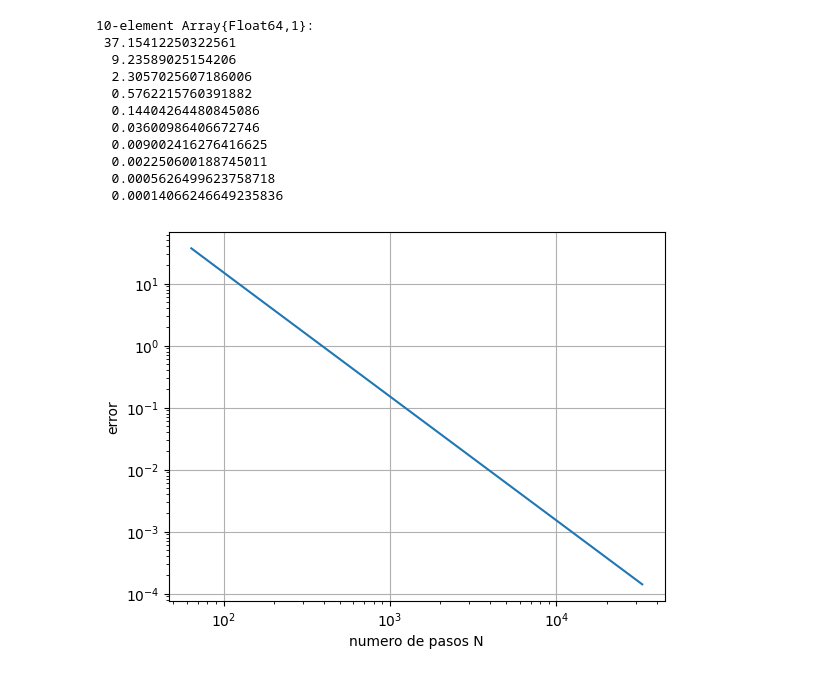
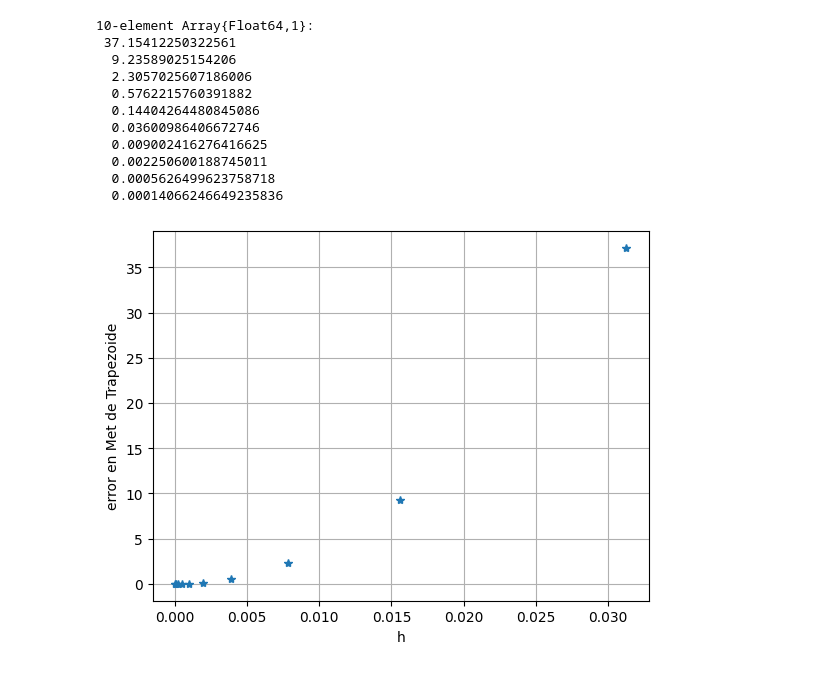
Before and after one commit to amoaSarita/Tareas-de-MN, a Jupyter notebook: Tarea2-Provisional/LASA Tarea2.ipynb, the cells around one changed output. Drawn from its saved outputs; the diff is of its cells as text; code cells hidden in the pictures.

```diff
--- a/Tarea2-Provisional/LASA Tarea2.ipynb
+++ b/Tarea2-Provisional/LASA Tarea2.ipynb
@@ -118,11 +118,11 @@ Voy a analiz el error **en el punto $2$** para diferentes valores de $h$. Tomo $
 # %% [markdown]
 Necesito una nueva función `Trapezoide2` (modificación de `Trapezoide`) que solo me devuelve la $y$ en el punto $2$
 # %%
-function Trapezoide2(f, t0, y0, N)
+function Trapezoide2(f, t0, tf, y0, N)
     ts = Float64[]
     ys = Float64[]
 
-    h = 2/N
+    h = (tf-t0)/N
     H1 = 1/(1-2h)
     H2 = h/(2-4h)
 
@@ -160,5 +162,6 @@ sol_Exacta (generic function with 1 method)
 # %%
 NS = [2^x for x in 6:15]
+h = [2/x for x in NS]
 errores = [abs(Trapezoide2(f, 0, 1, X) - sol_Exacta(X)) for X in NS]
 # %% [output]
 10-element Array{Float64,1}:
@@ -173,11 +176,11 @@ errores = [abs(Trapezoide2(f, 0, 1, X) - sol_Exacta(X)) for X in NS]
   0.0005626499623758718
   0.00014066246649235836
 # %%
-plot(NS, errores)
-xlabel("numero de pasos N")
-ylabel("error")
-xscale("log")
-yscale("log")
+plot(h, errores, "*")
+xlabel("h")
+ylabel("error en Met de Trapezoide")
+#xscale("log")
+#yscale("log")
 grid("on")
 # %% [output]
-[figure, old version]
+[figure, new version]
```
Also changed, not shown: parts of 4 cells of this notebook.
